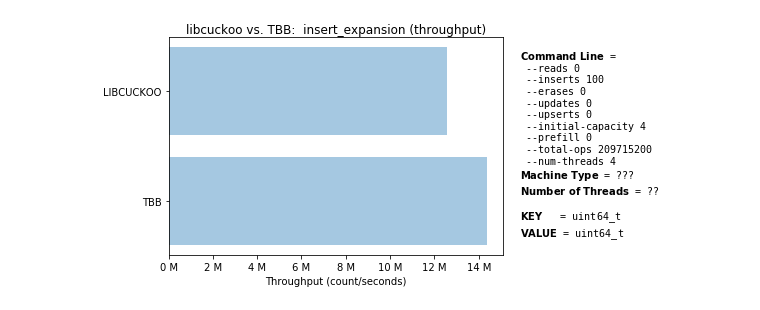
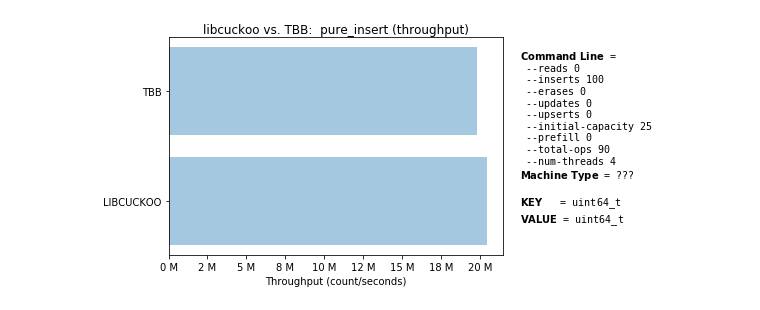
Before and after one commit to efficient/libcuckoo, a Jupyter notebook: testing-framework/plot.ipynb, the cells around one changed output. Cells and saved outputs as stored; diff of their text form; code cells hidden in the pictures.

Commit message:
Support for generating all graphs + one example

```diff
--- a/testing-framework/plot.ipynb
+++ b/testing-framework/plot.ipynb
@@ -11,7 +11,7 @@ def millions(x, pos):
     'The two args are the value and tick position'
     return '%1.0f M' % (x*1e-6)
 
-def generate_plot(argspec, outstat, throughput_data):
+def generate_plot(argspec, outstat, throughput_data, pp):
     plt.title('libcuckoo vs. TBB:  %s (%s)' % (argspec, outstat))
 
     # Set up the y-axis (which is stored as xs)
@@ -30,7 +30,6 @@ def generate_plot(argspec, outstat, throughput_data):
 $\bf{Command\ Line}$ =
  %s
 $\bf{Machine\ Type}$ = ???
-$\bf{Number\ of\ Threads}$ = ??
 
 $\bf{KEY}$   = %s
 $\bf{VALUE}$ = %s
@@ -42,7 +41,8 @@ $\bf{VALUE}$ = %s
     metadata = plt.text(1.05, 1.0, metadata_text,
                         transform=plt.gca().transAxes, verticalalignment='top', family='monospace')
 
-    pp.savefig(bbox_extra_artists=(metadata,), bbox_inches='tight')
+    if pp:
+        pp.savefig(bbox_extra_artists=(metadata,), bbox_inches='tight')
 
     plt.show()
 # %%
@@ -73,9 +51,0 @@ generate_plot(argspec, outstat, throughput_data)
-# %%
-argspec = 'insert_expansion'
-key = 'uint64_t'
-value = 'uint64_t'
-outstat = 'throughput'
-throughput_data = gather_results.get_stat(all_params, all_data, argspec, key, value, outstat)
-generate_plot(argspec, outstat, throughput_data)
-# %% [output]
-[figure, removed]
@@ -84,0 +52,21 @@ pp.close()
+# %%
+### Example to generate a single graph with specific parameters
+
+# Setup PDF output, one page for each graph (call to savefig)
+# Set 'pp' to False if you don't want PDF output
+pp = PdfPages('benchmarks.pdf')
+# pp = False
+
+argspec = 'pure_insert'
+key = 'uint64_t'
+value = 'uint64_t'
+outstat = 'throughput'
+
+throughput_data = gather_results.get_stat(all_params, all_data, argspec, key, value, outstat)
+generate_plot(argspec, outstat, throughput_data, pp)
+
+# Close out the PDF
+if pp:
+    pp.close()
+# %% [output]
+[figure, added]
```
Also changed, not shown: parts of 5 cells of this notebook.
